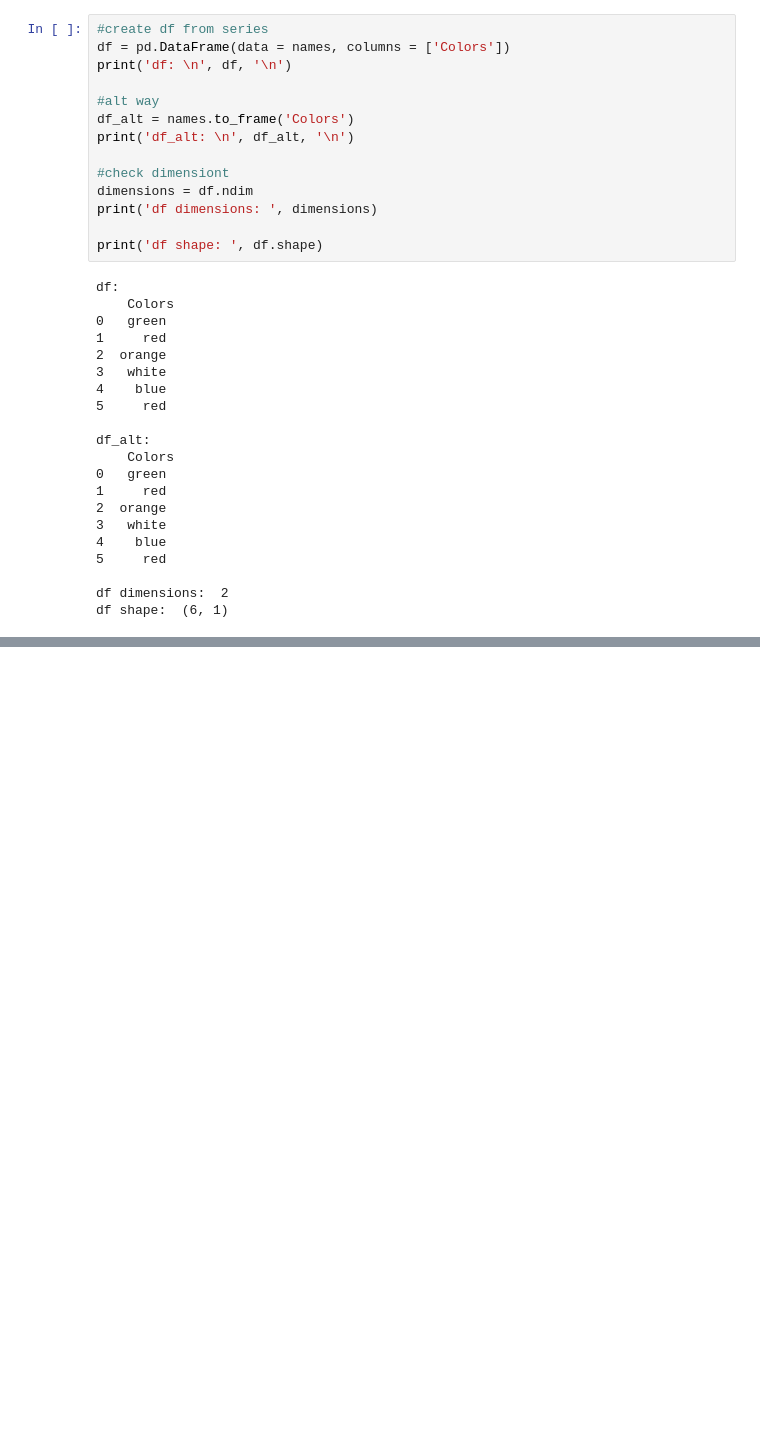
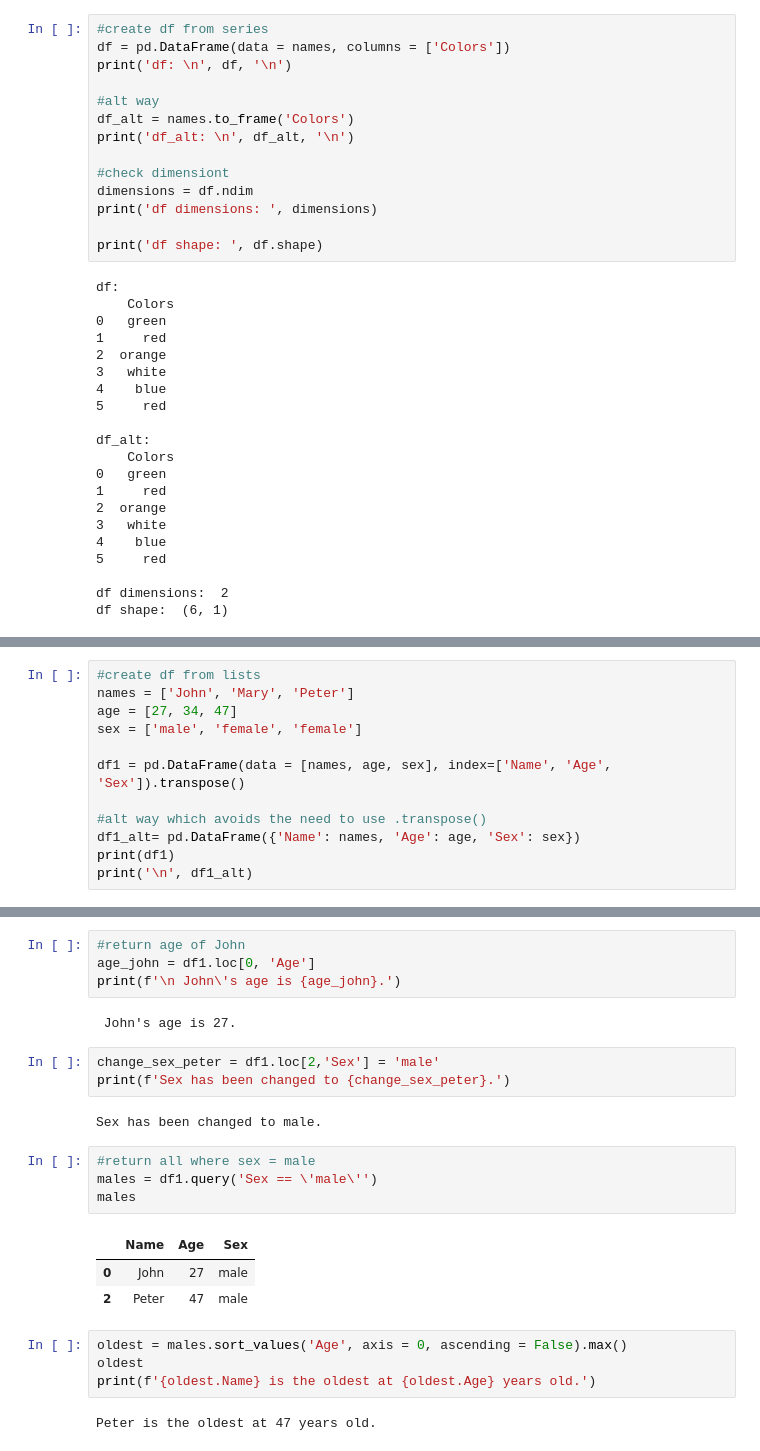
Before and after one commit to aaronbcrampton/50_Days_of_Data_Analysis_in_Python, a Jupyter notebook: 50 Days of Python study work.ipynb, the cells around one changed output, grey strips where cells are left out. Cells and saved outputs as stored; diff of their text form; blank space fills up the shorter version.

```diff
--- a/50 Days of Python study work.ipynb
+++ b/50 Days of Python study work.ipynb
@@ -1215,0 +1239,12 @@ df shape:  (6, 1)
+# %%
+#create df from lists
+names = ['John', 'Mary', 'Peter']
+age = [27, 34, 47]
+sex = ['male', 'female', 'female']
+
+df1 = pd.DataFrame(data = [names, age, sex], index=['Name', 'Age', 'Sex']).transpose()
+
+#alt way which avoids the need to use .transpose()
+df1_alt= pd.DataFrame({'Name': names, 'Age': age, 'Sex': sex})
+print(df1)
+print('\n', df1_alt)
@@ -1215,0 +1261,25 @@ df shape:  (6, 1)
+# %%
+#return age of John
+age_john = df1.loc[0, 'Age']
+print(f'\n John\'s age is {age_john}.')
+# %% [output]
+ John's age is 27.
+# %%
+change_sex_peter = df1.loc[2,'Sex'] = 'male'
+print(f'Sex has been changed to {change_sex_peter}.')
+# %% [output]
+Sex has been changed to male.
+# %%
+#return all where sex = male
+males = df1.query('Sex == \'male\'')
+males
+# %% [output]
+|  | Name | Age | Sex |
+| 0 | John | 27 | male |
+| 2 | Peter | 47 | male |
+# %%
+oldest = males.sort_values('Age', axis = 0, ascending = False).max()
+oldest
+print(f'{oldest.Name} is the oldest at {oldest.Age} years old.')
+# %% [output]
+Peter is the oldest at 47 years old.
```
Also changed, not shown: parts of 4 cells of this notebook.
